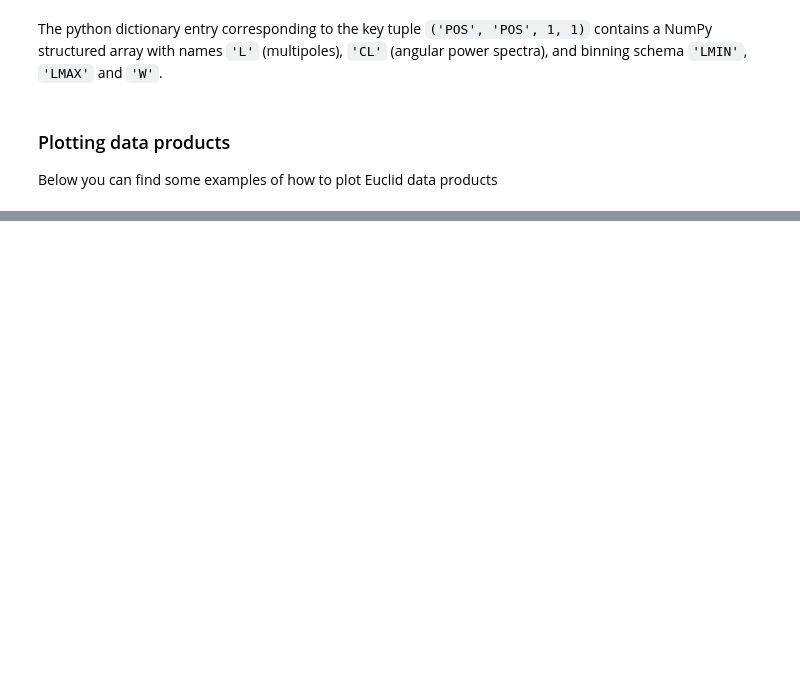
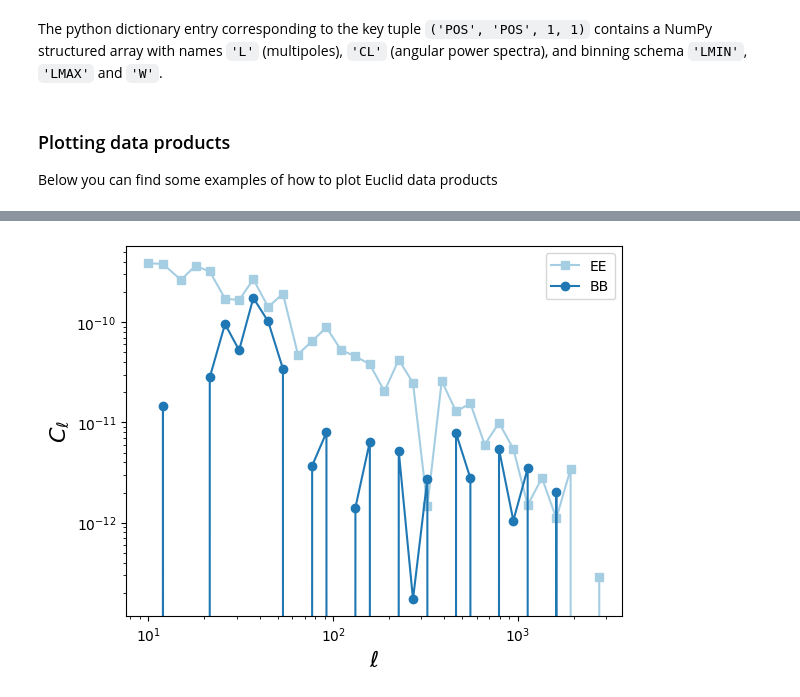
Before and after one commit to euclidlib/euclidlib, a Jupyter notebook: docs/examples.ipynb, the cells around one changed output, grey strips where cells are left out. Cells and saved outputs as stored; diff of their text form; code cells hidden in the pictures; blank space fills up the shorter version.

```diff
--- a/docs/examples.ipynb
+++ b/docs/examples.ipynb
@@ -74,3 +224,13 @@ plt.ylabel(r"$C^{\rm gg}_\ell$", fontsize=16);
+# %%
+plt.plot(cls[("SHE", "SHE", 1, 1)].ell, cls[("SHE", "SHE", 1, 1)].array[0, 0], 's-', label='EE')
+plt.plot(cls[("SHE", "SHE", 1, 1)].ell, cls[("SHE", "SHE", 1, 1)].array[1, 1], 'o-', label='BB')
+plt.yscale('log')
+plt.xscale('log')
+plt.xlabel(r"$\ell$", fontsize=16)
+plt.ylabel(r"$C_\ell$", fontsize=16);
+plt.legend();
+# %% [output]
+[figure, added]
 # %%
 # you can also read other products,
 # such as the galaxy redshift bin distribution n(z)
```
Also changed, not shown: parts of 12 cells of this notebook, 4 other files.
